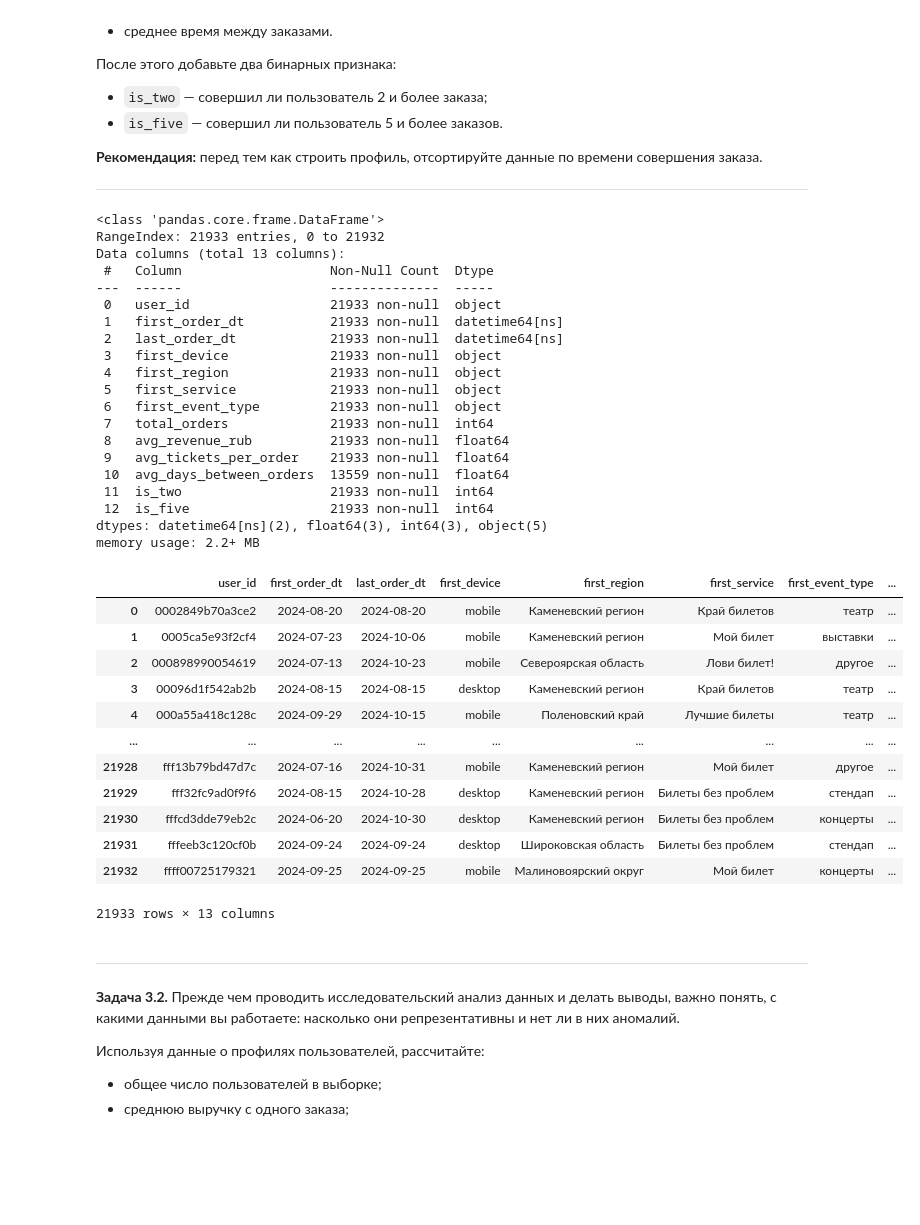
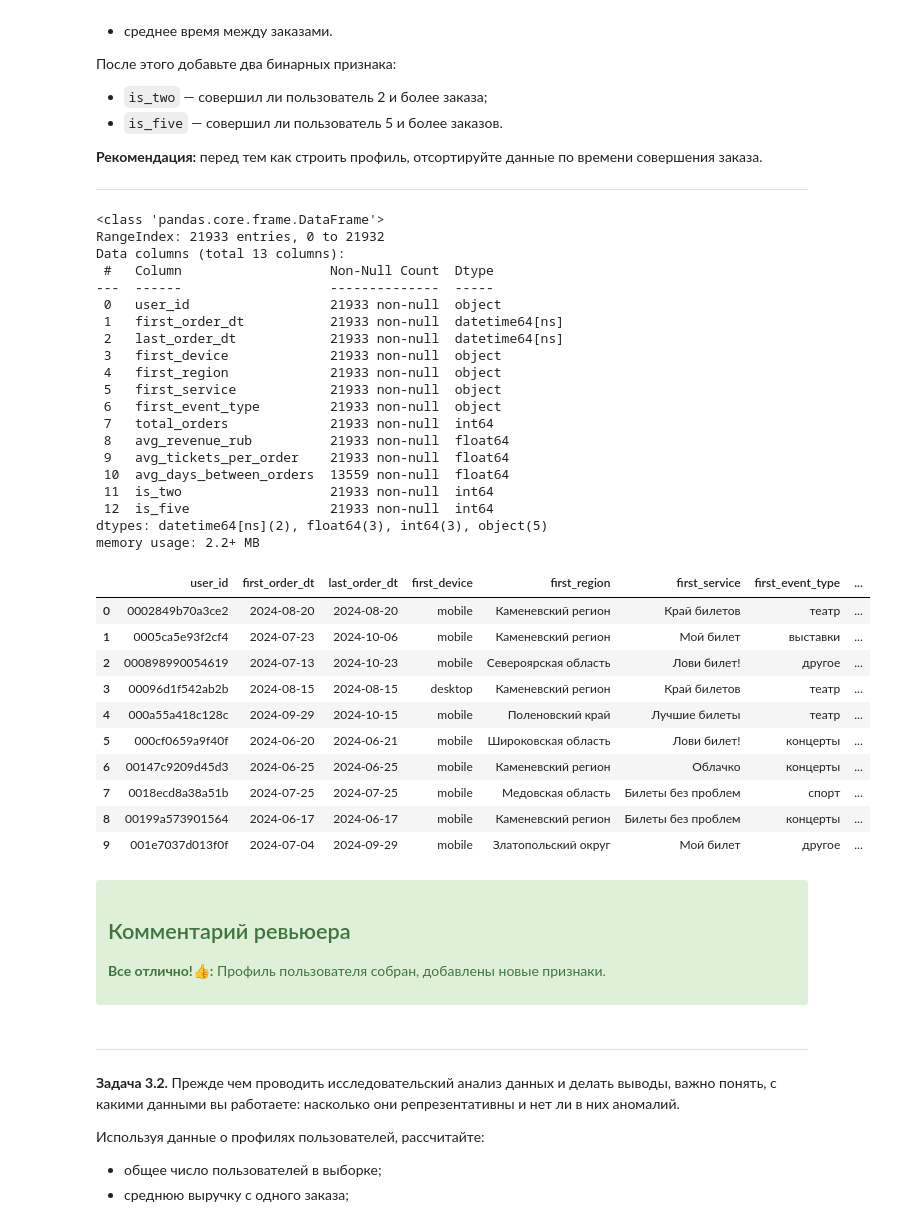
Before and after one commit to dimaxi1007/afisha, a Jupyter notebook: afisha.ipynb, the cells around one changed output. Cells and saved outputs as stored; diff of their text form; code cells hidden in the pictures; blank space fills up the shorter version.

```diff
--- a/afisha.ipynb
+++ b/afisha.ipynb
@@ -489,12 +677,12 @@ plt.show()
 ---
 # %%
 #backup датафрейма
-df = main
+df = main.copy()
 # Сначала сортируем по user_id и времени заказа (order_ts)
-df_sorted = df.sort_values(['user_id', 'order_ts']).reset_index(drop=True)
+profile = df.sort_values(['user_id', 'order_ts']).reset_index(drop=True)
 
 # Группируем по user_id и агрегируем
-profile = df_sorted.groupby('user_id', sort=False).agg(
+profile = profile.groupby('user_id', sort=False).agg(
     first_order_dt=('order_dt', 'min'),          # дата первого заказа
     last_order_dt=('order_dt', 'max'),           # дата последнего заказа
 
@@ -513,47 +701,46 @@ profile = df_sorted.groupby('user_id', sort=False).agg(
 # Добавляем бинарные признаки
 profile['is_two'] = (profile['total_orders'] >= 2).astype(int)
 profile['is_five'] = (profile['total_orders'] >= 5).astype(int)
-
-# (опционально) приведём типы, если нужно
-# profile['first_order_dt'] = pd.to_datetime(profile['first_order_dt'])
-# profile['last_order_dt'] = pd.to_datetime(profile['last_order_dt'])
 # %%
 profile.info()
-profile
+display(profile.head(10))
 # %% [output]
 <class 'pandas.core.frame.DataFrame'>
 RangeIndex: 21933 entries, 0 to 21932
 Data columns (total 13 columns):
  #   Column                   Non-Null Count  Dtype
 ---  ------                   --------------  -----
  0   user_id                  21933 non-null  object
  1   first_order_dt           21933 non-null  datetime64[ns]
  2   last_order_dt            21933 non-null  datetime64[ns]
  3   first_device             21933 non-null  object
  4   first_region             21933 non-null  object
  5   first_service            21933 non-null  object
  6   first_event_type         21933 non-null  object
  7   total_orders             21933 non-null  int64
  8   avg_revenue_rub          21933 non-null  float64
  9   avg_tickets_per_order    21933 non-null  float64
  10  avg_days_between_orders  13559 non-null  float64
  11  is_two                   21933 non-null  int64
  12  is_five                  21933 non-null  int64
 dtypes: datetime64[ns](2), float64(3), int64(3), object(5)
 memory usage: 2.2+ MB
 |  | user_id | first_order_dt | last_order_dt | first_device | first_region | first_service | first_event_type | ... |
 | 0 | 0002849b70a3ce2 | 2024-08-20 | 2024-08-20 | mobile | Каменевский регион | Край билетов | театр | ... |
 | 1 | 0005ca5e93f2cf4 | 2024-07-23 | 2024-10-06 | mobile | Каменевский регион | Мой билет | выставки | ... |
 | 2 | 000898990054619 | 2024-07-13 | 2024-10-23 | mobile | Североярская область | Лови билет! | другое | ... |
 | 3 | 00096d1f542ab2b | 2024-08-15 | 2024-08-15 | desktop | Каменевский регион | Край билетов | театр | ... |
 | 4 | 000a55a418c128c | 2024-09-29 | 2024-10-15 | mobile | Поленовский край | Лучшие билеты | театр | ... |
-| ... | ... | ... | ... | ... | ... | ... | ... | ... |
-| 21928 | fff13b79bd47d7c | 2024-07-16 | 2024-10-31 | mobile | Каменевский регион | Мой билет | другое | ... |
-| 21929 | fff32fc9ad0f9f6 | 2024-08-15 | 2024-10-28 | desktop | Каменевский регион | Билеты без проблем | стендап | ... |
-| 21930 | fffcd3dde79eb2c | 2024-06-20 | 2024-10-30 | desktop | Каменевский регион | Билеты без проблем | концерты | ... |
-| 21931 | fffeeb3c120cf0b | 2024-09-24 | 2024-09-24 | desktop | Широковская область | Билеты без проблем | стендап | ... |
-| 21932 | ffff00725179321 | 2024-09-25 | 2024-09-25 | mobile | Малиновоярский округ | Мой билет | концерты | ... |
+| 5 | 000cf0659a9f40f | 2024-06-20 | 2024-06-21 | mobile | Широковская область | Лови билет! | концерты | ... |
+| 6 | 00147c9209d45d3 | 2024-06-25 | 2024-06-25 | mobile | Каменевский регион | Облачко | концерты | ... |
+| 7 | 0018ecd8a38a51b | 2024-07-25 | 2024-07-25 | mobile | Медовская область | Билеты без проблем | спорт | ... |
+| 8 | 00199a573901564 | 2024-06-17 | 2024-06-17 | mobile | Каменевский регион | Билеты без проблем | концерты | ... |
+| 9 | 001e7037d013f0f | 2024-07-04 | 2024-09-29 | mobile | Златопольский округ | Мой билет | другое | ... |
-21933 rows × 13 columns
+# %% [markdown]
+<div class="alert alert-success">
+<h2> Комментарий ревьюера <a class="tocSkip"> </h2>
+
+<b>Все отлично!👍:</b> Профиль пользователя собран, добавлены новые признаки.
 # %% [markdown]
 ---
 
```
Also changed, not shown: parts of 127 cells of this notebook, 2 other files.
